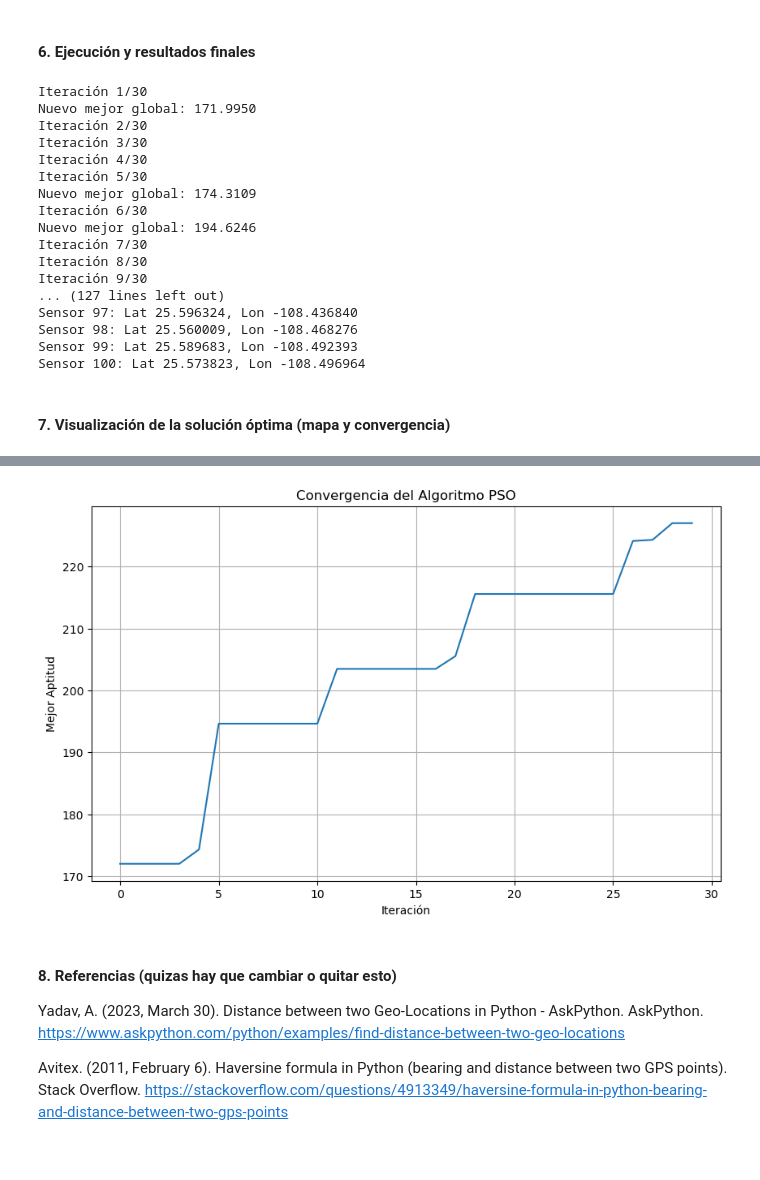
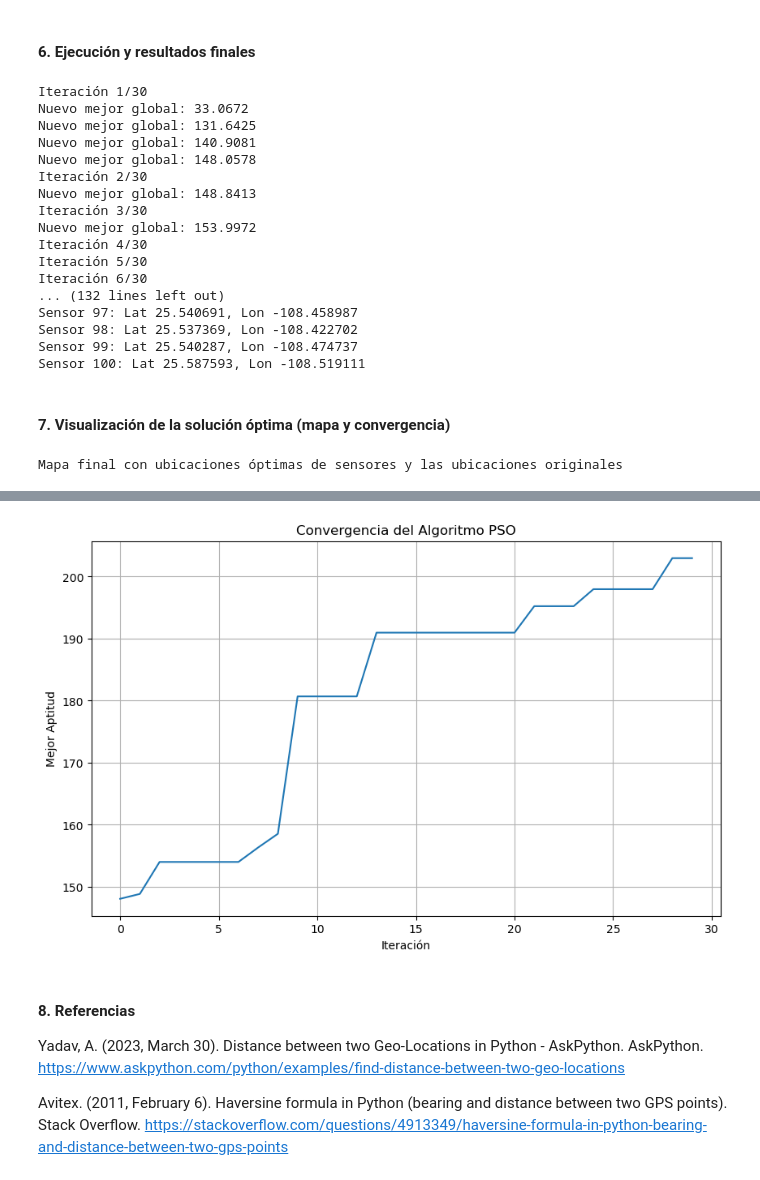
Before and after one commit to jacq1813/Topicos_IA, a Jupyter notebook: Unidad3/PSO.ipynb, the cells around one changed output, grey strips where cells are left out. Cells and saved outputs as stored; diff of their text form; code cells hidden in the pictures.

```diff
--- a/Unidad3/PSO.ipynb
+++ b/Unidad3/PSO.ipynb
@@ -127,9 +127,9 @@ class PSOAgricola:
         self.iter_max = iter_max
 
         # Parámetros PSO
-        self.w = 0.7      # Inercia
-        self.c1 = 1.5     # Cognitivo
-        self.c2 = 1.5     # Social
+        self.w = 0.7     # Inercia
+        self.c1 = 1.7    # Cognitivo
+        self.c2 = 1.7    # Social
 
         # coordenadas de la zona de estudio
         self.limites_lat = (25.52, 25.62)
@@ -138,19 +138,18 @@ class PSOAgricola:
         self.inicializar_enjambre()
 
     def inicializar_enjambre(self):
+
         # Cada partícula tiene 2 * num_sensores dimensiones (Latitud, Longitud por sensor)
         self.posiciones = np.random.uniform(
             low=[self.limites_lat[0], self.limites_lon[0]] * self.num_sensores,
             high=[self.limites_lat[1], self.limites_lon[1]] * self.num_sensores,
             size=(self.num_particulas, 2 * self.num_sensores)
         )
-
         # Velocidades iniciales
         self.velocidades = np.random.uniform(
             low=-0.01, high=0.01,
             size=(self.num_particulas, 2 * self.num_sensores)
         )
-
         # Mejores posiciones personales y puntajes
         self.mejores_posiciones_personales = self.posiciones.copy()
         self.mejores_puntajes_personales = np.full(self.num_particulas, -np.inf)
@@ -160,12 +159,11 @@ class PSOAgricola:
         self.mejor_puntaje_global = -np.inf
 
     def reformatear_a_sensores(self, posiciones_planas: np.ndarray) -> List[Tuple[float, float]]:
-        """Convierte array plano a lista de coordenadas (lat, lon) de sensores."""
         return [(posiciones_planas[i], posiciones_planas[i+1])
                 for i in range(0, len(posiciones_planas), 2)]
 
     def calcular_distancia_minima_sensores(self, sensores: List[Tuple[float, float]]) -> float:
-        """Calcula la distancia mínima entre cualquier par de sensores."""
+
         distancia_min = float('inf')
         for i in range(len(sensores)):
             for j in range(i+1, len(sensores)):
@@ -178,7 +176,7 @@ class PSOAgricola:
         return distancia_min
 
     def calcular_puntaje_cobertura(self, sensores: List[Tuple[float, float]]) -> float:
-        """Calcula el puntaje de cobertura (función de aptitud)."""
+
         puntaje_total = 0
 
         for sensor in sensores:
@@ -207,22 +205,20 @@ class PSOAgricola:
         # Penalización por sensores muy cercanos
         distancia_minima = self.calcular_distancia_minima_sensores(sensores)
         if distancia_minima < DISTANCIA_MIN_SENSORES:
-            # Penalización fuerte para evitar aglomeraciones
             puntaje_total *= 0.3
 
         return puntaje_total
 
     def evaluar_aptitud(self, posicion_particula: np.ndarray) -> float:
-        """Evalúa la calidad de una configuración de sensores de una partícula."""
+
         try:
             sensores = self.reformatear_a_sensores(posicion_particula)
             return self.calcular_puntaje_cobertura(sensores)
         except Exception as e:
-            # Manejo de error si la posición no es válida
             return -np.inf
 
     def actualizar_velocidades_y_posiciones(self):
-        """Actualiza velocidades y posiciones según ecuaciones PSO."""
+
         for i in range(self.num_particulas):
             r1, r2 = np.random.random(2)
 
@@ -237,7 +233,7 @@ class PSOAgricola:
             # Actualizar posición
             self.posiciones[i] += self.velocidades[i]
 
-            # Aplicar límites del espacio de búsqueda (clip)
+            # Aplicar límites del espacio de búsqueda
             for j in range(0, 2 * self.num_sensores, 2):
                 # Límites para latitud
                 self.posiciones[i][j] = np.clip(
@@ -249,7 +245,7 @@ class PSOAgricola:
                 )
 
     def verificar_convergencia(self, historial: List[float], criterio_iteraciones: int = 10) -> bool:
-        """Verifica si el algoritmo ha convergido (criterio de parada temprana)."""
+
         if len(historial) < criterio_iteraciones:
             return False
 
@@ -258,7 +254,7 @@ class PSOAgricola:
         return mejora_reciente < 0.01
 
     def optimizar(self) -> dict:
-        """Ejecuta el algoritmo PSO para encontrar la mejor ubicación de sensores."""
+
         historial_convergencia = []
 
         for iteracion in range(self.iter_max):
@@ -299,7 +295,7 @@ class PSOAgricola:
 pso = PSOAgricola(
     puntos_datos=df_cultivos,
     num_sensores=100,           # Número de sensores a ubicar
-    num_particulas=15,        # Tamaño del enjambre
+    num_particulas=30,        # Tamaño del enjambre
     iter_max=30               # Número máximo de iteraciones
 )
 
@@ -318,54 +314,57 @@ mejores_posiciones_sensores = resultado['mejores_posiciones']
 historial_convergencia = resultado['historial_convergencia']
 # %% [output]
 Iteración 1/30
-Nuevo mejor global: 171.9950
+Nuevo mejor global: 33.0672
+Nuevo mejor global: 131.6425
+Nuevo mejor global: 140.9081
+Nuevo mejor global: 148.0578
 Iteración 2/30
+Nuevo mejor global: 148.8413
 Iteración 3/30
+Nuevo mejor global: 153.9972
 Iteración 4/30
 Iteración 5/30
-Nuevo mejor global: 174.3109
 Iteración 6/30
-Nuevo mejor global: 194.6246
-Iteración 7/30
-Iteración 8/30
-Iteración 9/30
-... (127 lines left out)
-Sensor 97: Lat 25.596324, Lon -108.436840
-Sensor 98: Lat 25.560009, Lon -108.468276
-Sensor 99: Lat 25.589683, Lon -108.492393
-Sensor 100: Lat 25.573823, Lon -108.496964
+... (132 lines left out)
+Sensor 97: Lat 25.540691, Lon -108.458987
+Sensor 98: Lat 25.537369, Lon -108.422702
+Sensor 99: Lat 25.540287, Lon -108.474737
+Sensor 100: Lat 25.587593, Lon -108.519111
 # %% [markdown]
 #### 7. Visualización de la solución óptima (mapa y convergencia)
 # %%
 import matplotlib.pyplot as plt
 
 # Añadir los sensores óptimos al mapa (m)
 for sensor in mejores_posiciones_sensores:
     folium.CircleMarker(
         location=[sensor[0], sensor[1]],
-        radius=5,
+
+        radius=2,
         color='blue',
         fill=True,
         fill_color='blue',
         fill_opacity=0.8
     ).add_to(m)
 
 # Mostrar el mapa final con los sensores
+print("\nMapa final con ubicaciones óptimas de sensores y las ubicaciones originales")
 display(m)
 
 # Visualizar la convergencia
 plt.figure(figsize=(10, 6))
 plt.plot(historial_convergencia)
 plt.title('Convergencia del Algoritmo PSO')
 plt.xlabel('Iteración')
 plt.ylabel('Mejor Aptitud')
 plt.grid(True)
 plt.show()
 # %% [output]
+Mapa final con ubicaciones óptimas de sensores y las ubicaciones originales
 [interactive output not drawn]
-[figure, old version]
+[figure, new version]
 # %% [markdown]
-#### 8. Referencias (quizas hay que cambiar o quitar esto)
+#### 8. Referencias
 Yadav, A. (2023, March 30). Distance between two Geo-Locations in Python - AskPython. AskPython. https://www.askpython.com/python/examples/find-distance-between-two-geo-locations
 
 Avitex. (2011, February 6). Haversine formula in Python (bearing and distance between two GPS points). Stack Overflow. https://stackoverflow.com/questions/4913349/haversine-formula-in-python-bearing-and-distance-between-two-gps-points
```
Also changed, not shown: 1 other file.
